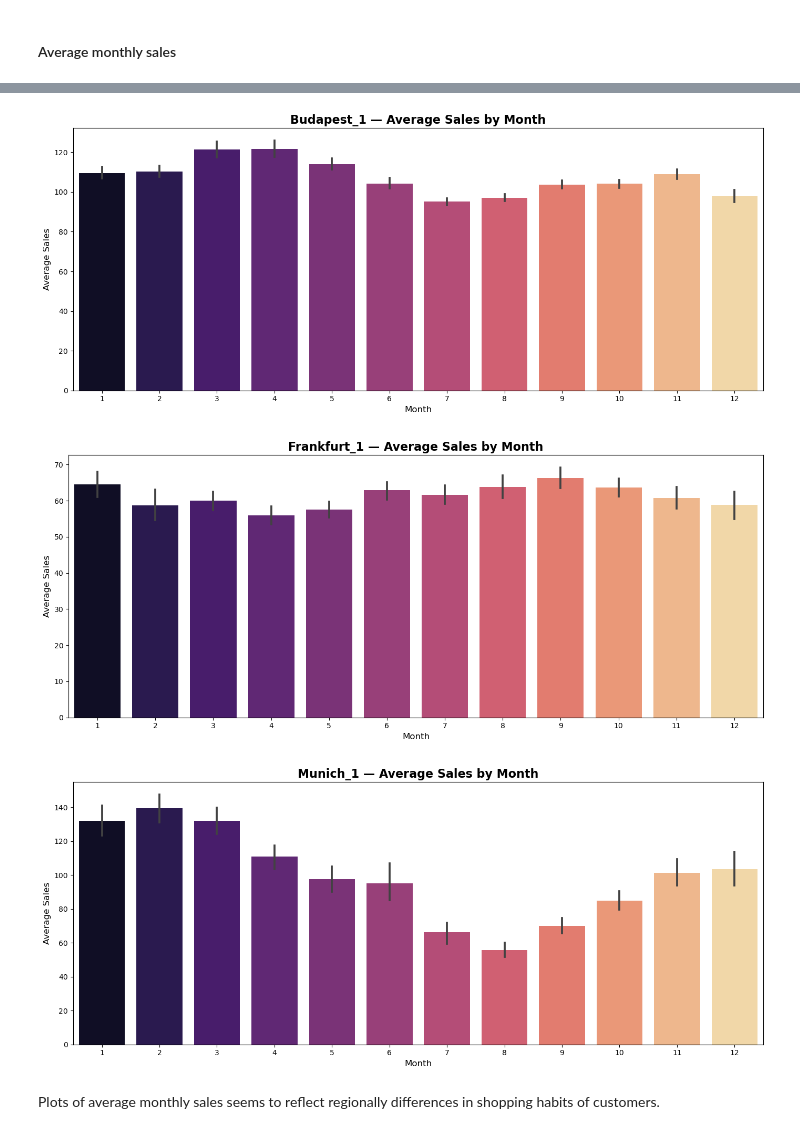
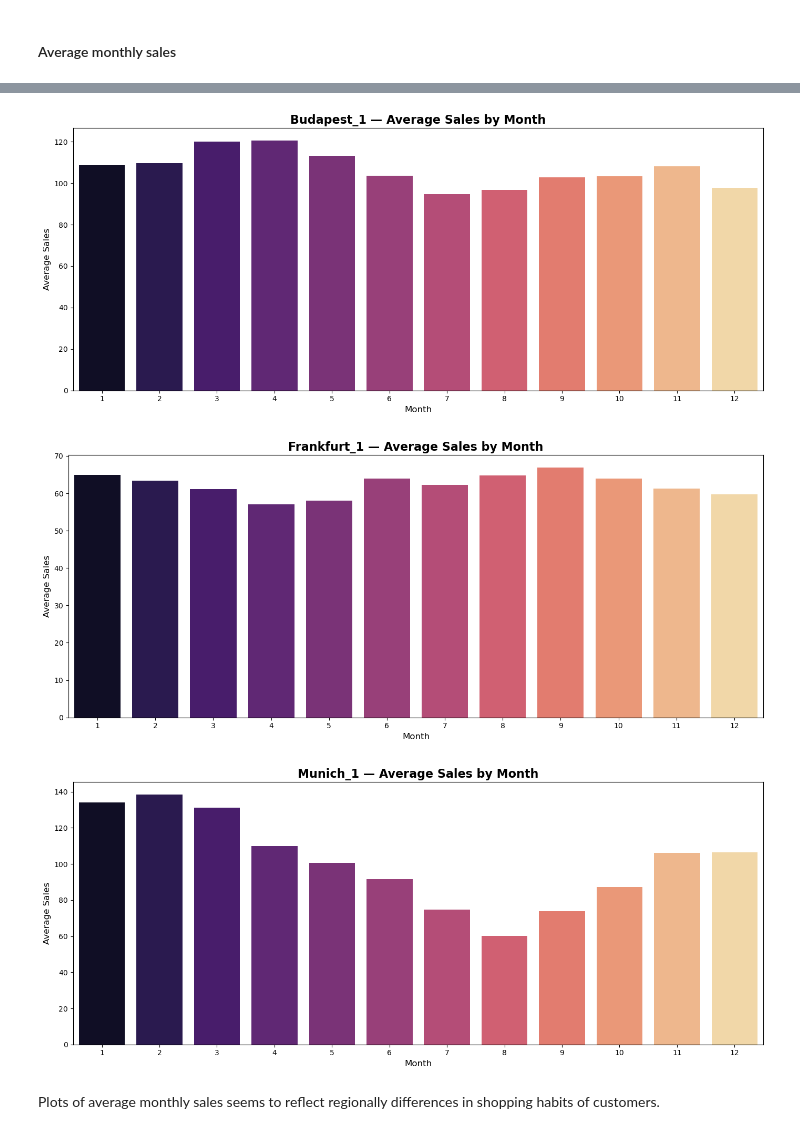
Before and after one commit to lmacakova/lmacakova.github.io, a Jupyter notebook: notebooks/rohlik_sales_prediction.ipynb, the cells around one changed output, grey strips where cells are left out. Drawn from its saved outputs; the diff is of its cells as text; code cells hidden in the pictures.

```diff
--- a/notebooks/rohlik_sales_prediction.ipynb
+++ b/notebooks/rohlik_sales_prediction.ipynb
@@ -382,10 +323,20 @@ data['holiday'] = data['holiday'].map(holiday_map)
 # %% [markdown]
 #### Daily Sales
 # %%
-#| echo: false
+# | echo: false
 # Group by date and warehouse, sum sales, reset index right away
-ds = (data.groupby(["date", "warehouse"], as_index=False).agg(sales=("sales", "sum")).sort_values(["warehouse", "date"])
+data_train = data[data["is_test"] == 0].copy()
+
+# Group by date and warehouse
+ds = (
+    data_train
+    .groupby(["date", "warehouse"])["sales"]
+    .sum()
+    .reset_index()
+    .sort_values(["warehouse", "date"])
 )
+
+ds["date"] = pd.to_datetime(ds["date"])
 
 warehouses = ["Prague_1", "Prague_2", "Prague_3", "Brno_1",
               "Budapest_1", "Frankfurt_1", "Munich_1"]
@@ -397,12 +348,12 @@ ds["date"] = pd.to_datetime(ds["date"])
 for wh in warehouses:
     df_wh = ds[ds["warehouse"] == wh]
     if df_wh.empty:
-        print(f"⚠️ No data for {wh}")
+        print(f"No data for {wh}")
         continue
 
     plt.figure(figsize=(14, 6))
     plt.plot(df_wh["date"], df_wh["sales"],
-             label="Daily Sales", linewidth=1.0, color="purple", alpha=0.7)
+             linewidth=1.0, color="purple", alpha=0.7)
     plt.title(f"{wh} — Daily Sales", fontsize=16, weight="bold")
     plt.xlabel("Date", fontsize=12)
     plt.ylabel("Sales", fontsize=12)
@@ -453,18 +426,24 @@ Plots of average sales during weekdays shows tendency of custumers in all countr
 # %% [markdown]
 #### Average monthly sales
 # %%
-#| echo: false
-monthly_average=data.groupby(['date', 'warehouse']).agg({'sales':'mean', 'month':'first', 'warehouse':'first'})
+# | echo: false
+monthly_average = (data
+    .groupby(["warehouse", "month"], as_index=False)
+    .agg(sales=("sales", "mean"))
+)
 
 for wh in warehouses:
-        df_wh = monthly_average[monthly_average['warehouse'] == wh]
+    df_wh = monthly_average[monthly_average["warehouse"] == wh]
+    if df_wh.empty:
+        print(f"No data for {wh}")
+        continue
 
-        fig, ax = plt.subplots(figsize=(14, 6))
-        sns.barplot(x='month', y='sales', data=df_wh, ax=ax, palette='magma', order=range(1,13))
+    fig, ax = plt.subplots(figsize=(14, 6))
+    sns.barplot(x="month", y="sales", data=df_wh, ax=ax, palette="magma", order=list(range(1, 13)))
 
-        ax.set_title(f"{wh} — Average Sales by Month", fontsize=16, weight='bold')
-        ax.set_xlabel("Month", fontsize=12)
-        ax.set_ylabel("Average Sales", fontsize=12)
-        plt.tight_layout()
-        plt.show()
+    ax.set_title(f"{wh} — Average Sales by Month", fontsize=16, weight="bold")
+    ax.set_xlabel("Month", fontsize=12)
+    ax.set_ylabel("Average Sales", fontsize=12)
+    plt.tight_layout()
+    plt.show()
 # %% [output]
@@ -475,6 +454,6 @@ for wh in warehouses:
-[figure, old version]
+[figure, new version]
-[figure, old version]
+[figure, new version]
-[figure, old version]
+[figure, new version]
 # %% [markdown]
 Plots of average monthly sales seems to reflect regionally differences in shopping habits of customers.
 # %% [markdown]
```
Also changed, not shown: parts of 75 cells of this notebook, 40 other files.
